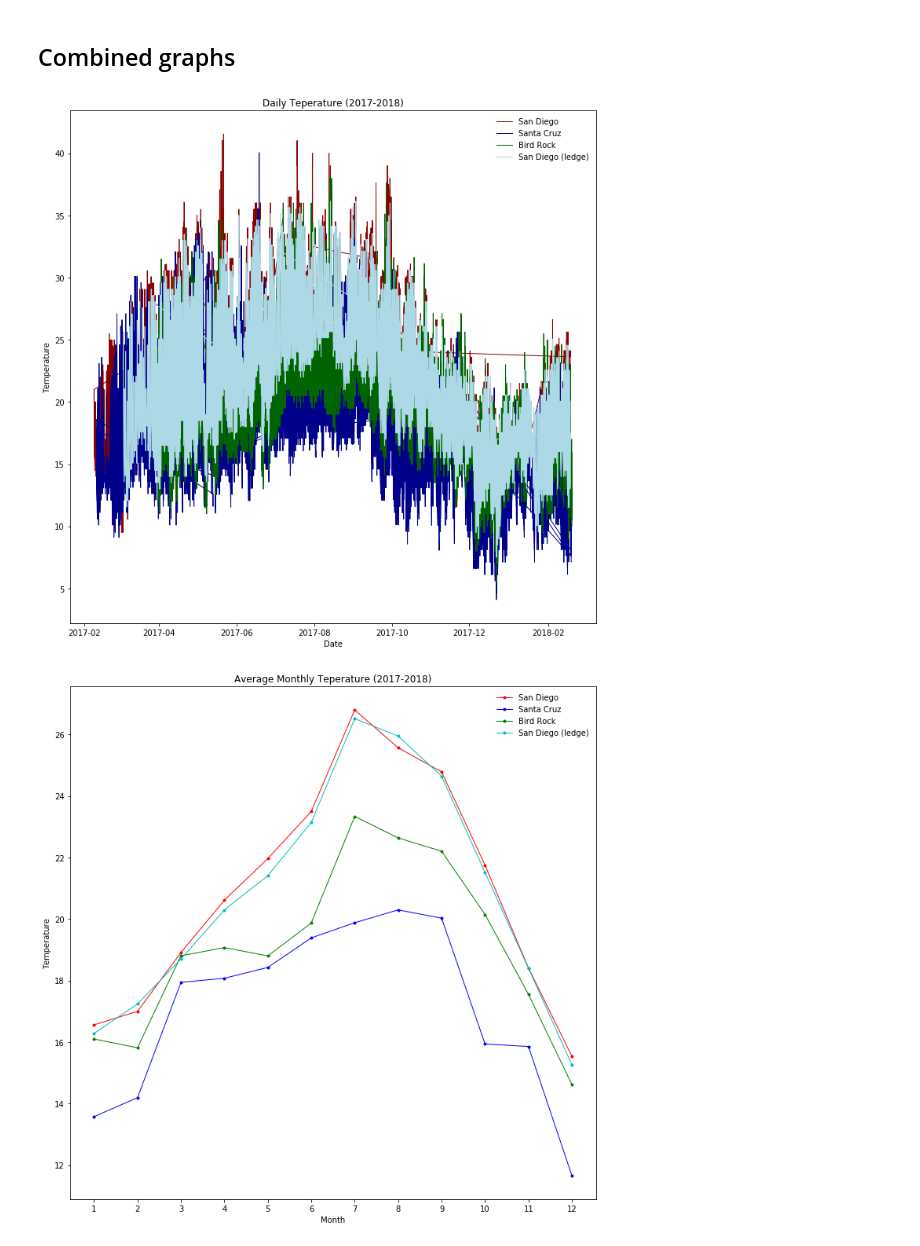
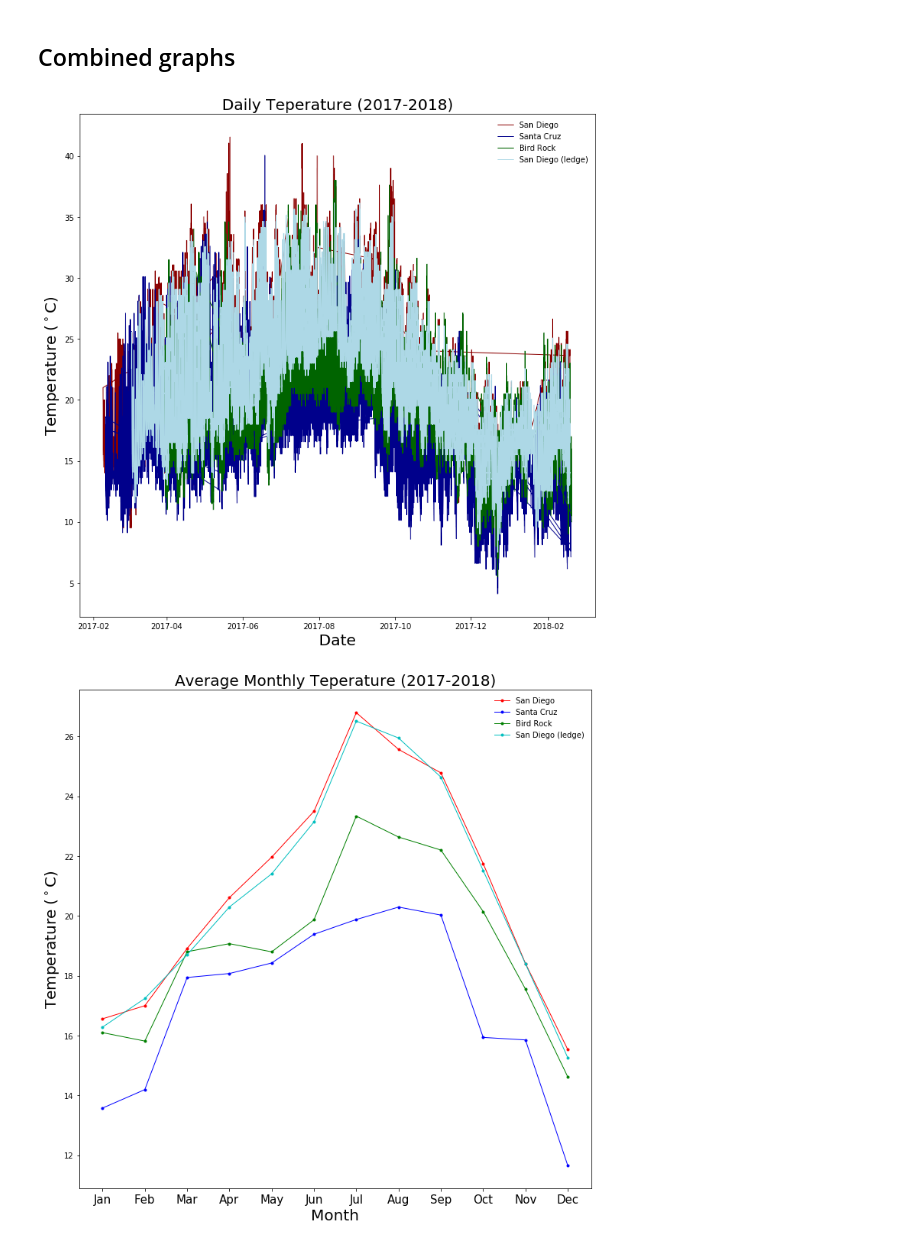
Before and after one commit to gbatzel/sio209_project, a Jupyter notebook: code/graphs.ipynb, the cells around one changed output. Saved outputs shown, nothing was run; the diff lists cells and outputs as text; code cells hidden in the pictures.

```diff
--- a/code/graphs.ipynb
+++ b/code/graphs.ipynb
@@ -90,16 +86,17 @@ fig.savefig('../figures/side_by_side.png', dpi=300)
 # %% [markdown]
 ## Combined graphs
 # %%
+# Graphing single-plot of daily temperature for four different locations
 fig, ax = plt.subplots(figsize=(12,12))
 
 ax.plot(df['Date'], df['Temp'], 'darkred', lw=1, label="San Diego")
 ax.plot(df2['Date'], df2['Temp'], 'darkblue', lw=1, label="Santa Cruz")
 ax.plot(df3['Date'], df3['Temp'], 'darkgreen', lw=1, label="Bird Rock")
 ax.plot(df4['Date'], df4['Temp'], 'lightblue', lw=1, label="San Diego (ledge)")
 ax.legend(loc=1, frameon=False); # upper left corner, no frame
-ax.set_xlabel('Date')
-ax.set_ylabel('Temperature')
-ax.set_title('Daily Teperature (2017-2018)');
+ax.set_xlabel('Date', fontsize=20)
+ax.set_ylabel('Temperature ($^\circ$C)', fontsize=20)
+ax.set_title('Daily Teperature (2017-2018)', fontsize=20);
 # %% [output]
-[figure, old version]
+[figure, new version]
 # %%
@@ -106,16 +104,20 @@ ax.set_title('Daily Teperature (2017-2018)');
 fig.savefig('../figures/daily_temp.png', dpi=300)
 # %%
+# Graphing single-plot of average monthly temperature at four different locations
 fig, ax = plt.subplots(figsize=(12,12))
+mon = ['Jan', 'Feb', 'Mar', 'Apr', 'May', 'Jun', 'Jul', 'Aug', 'Sep', 'Oct',
+       'Nov', 'Dec']
 
 ax.plot(df_mean.MONTH, df_mean.Temp, 'r.-', lw=1, label="San Diego")
 ax.plot(df2_mean.MONTH, df2_mean.Temp, 'b.-', lw=1, label="Santa Cruz")
 ax.plot(df3_mean.MONTH, df3_mean.Temp, 'g.-', lw=1, label="Bird Rock")
 ax.plot(df4_mean.MONTH, df4_mean.Temp, 'c.-', lw=1, label="San Diego (ledge)")
 ax.legend(loc=1, frameon=False); # upper left corner, no frame
-ax.set_xlabel('Month')
-ax.set_ylabel('Temperature')
-ax.set_title('Average Monthly Teperature (2017-2018)')
-ax.set_xticks([1, 2, 3, 4, 5, 6, 7, 8, 9, 10, 11, 12]);
+ax.set_xlabel('Month', fontsize=20)
+ax.set_ylabel('Temperature ($^\circ$C)', fontsize=20)
+ax.set_title('Average Monthly Teperature (2017-2018)', fontsize=20)
+ax.set_xticks([1, 2, 3, 4, 5, 6, 7, 8, 9, 10, 11, 12])
+ax.set_xticklabels(mon, fontsize=15);
 # %% [output]
-[figure, old version]
+[figure, new version]
 # %%
```
Also changed, not shown: parts of 14 cells of this notebook, 13 other files.
